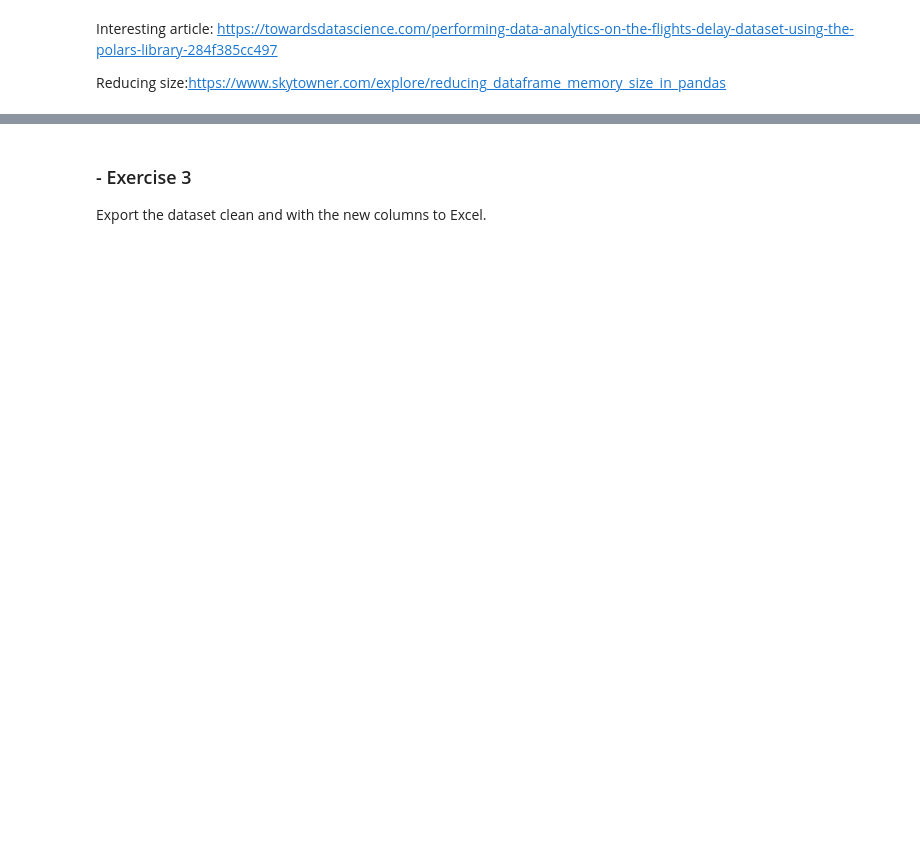
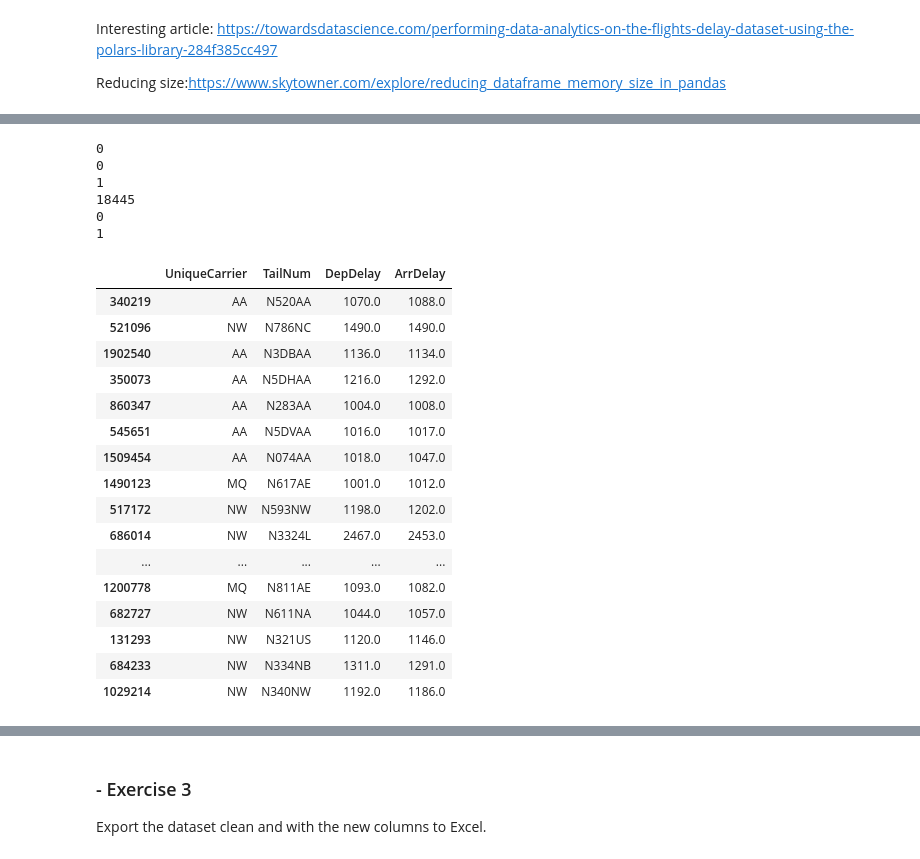
Before and after one commit to ddenebb/programacio_numerica, a Jupyter notebook: Tasca_M3_T02.ipynb, the cells around one changed output, grey strips where cells are left out. Drawn from its saved outputs; the diff is of its cells as text; code cells hidden in the pictures; blank space fills up the shorter version.

```diff
--- a/Tasca_M3_T02.ipynb
+++ b/Tasca_M3_T02.ipynb
@@ -82,0 +162,14 @@ Do a full dataset report:
+# %%
+#create columns
+df['delay'] = ((df['DepDelay'])+(df['ArrDelay'])) #total delay column for a flight (Departure + Arrival delay)
+df['dep_hour_standard'] = df['DepTime']/100*1.0386100 #departure standard time column
+df['Date']= pd.to_datetime(pd.DataFrame({'year':df['Year'],
+                                         'month':df['Month'],'day':df['DayofMonth'],
+                                         'hour':df['dep_hour_standard']})) #date column
+
+df['dep_hour_int'] = (df['DepTime']/100).astype(int) #departure time column (in integer)
+df['Date_bin']= pd.to_datetime(pd.DataFrame({'year':df['Year'],
+                                             'month':df['Month'],'day':df['DayofMonth'],
+                                             'hour':df['dep_hour_int']})) #date column in bins
+
+df.head() #explore new columns
@@ -82,0 +215,44 @@ Do a full dataset report:
+# %%
+#explore departure delays (i.e. outlier, etc.)
+print(df["DepDelay"][(df["DepDelay"] <0)].count())
+print(df["DepDelay"][(df["DepDelay"] < -1000)].count())
+print(df["DepDelay"][(df["DepDelay"] >2000)].count())
+
+#explore arrival delays
+print(df["ArrDelay"][(df["ArrDelay"] <0)].count())
+print(df["ArrDelay"][(df["ArrDelay"] < -400)].count())
+print(df["ArrDelay"][(df["ArrDelay"] >2000)].count())
+# %% [output]
+0
+0
+1
+18445
+0
+1
+# %%
+#explore departure and arrival max outliers
+exp_del = df[['UniqueCarrier','TailNum','DepDelay','ArrDelay']]
+exp_del = exp_del[(exp_del["ArrDelay"] >1000) & (exp_del["DepDelay"] >1000)]
+
+#export outlier table
+exp_del_style = exp_del.style.format("{:.12}").background_gradient() #style table
+dfi.export(exp_del_style,"EDA_table1_2.png") #export to img
+exp_del_style
+# %% [output]
+|  | UniqueCarrier | TailNum | DepDelay | ArrDelay |
+| 340219 | AA | N520AA | 1070.0 | 1088.0 |
+| 521096 | NW | N786NC | 1490.0 | 1490.0 |
+| 1902540 | AA | N3DBAA | 1136.0 | 1134.0 |
+| 350073 | AA | N5DHAA | 1216.0 | 1292.0 |
+| 860347 | AA | N283AA | 1004.0 | 1008.0 |
+| 545651 | AA | N5DVAA | 1016.0 | 1017.0 |
+| 1509454 | AA | N074AA | 1018.0 | 1047.0 |
+| 1490123 | MQ | N617AE | 1001.0 | 1012.0 |
+| 517172 | NW | N593NW | 1198.0 | 1202.0 |
+| 686014 | NW | N3324L | 2467.0 | 2453.0 |
+| ... | ... | ... | ... | ... |
+| 1200778 | MQ | N811AE | 1093.0 | 1082.0 |
+| 682727 | NW | N611NA | 1044.0 | 1057.0 |
+| 131293 | NW | N321US | 1120.0 | 1146.0 |
+| 684233 | NW | N334NB | 1311.0 | 1291.0 |
+| 1029214 | NW | N340NW | 1192.0 | 1186.0 |
```
Also changed, not shown: parts of 25 cells of this notebook.
